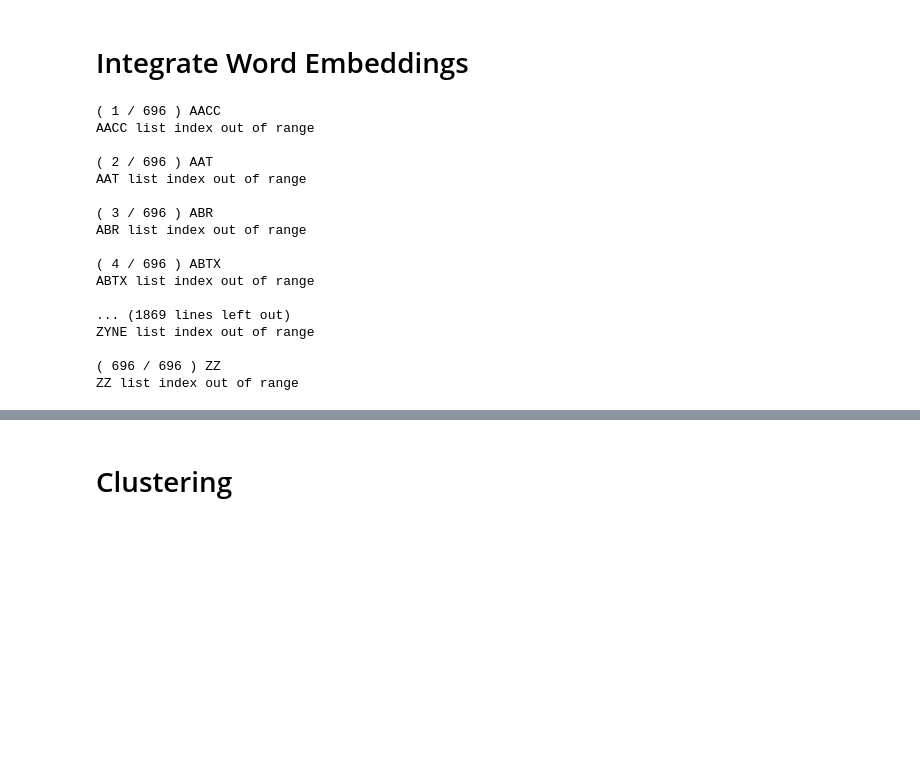
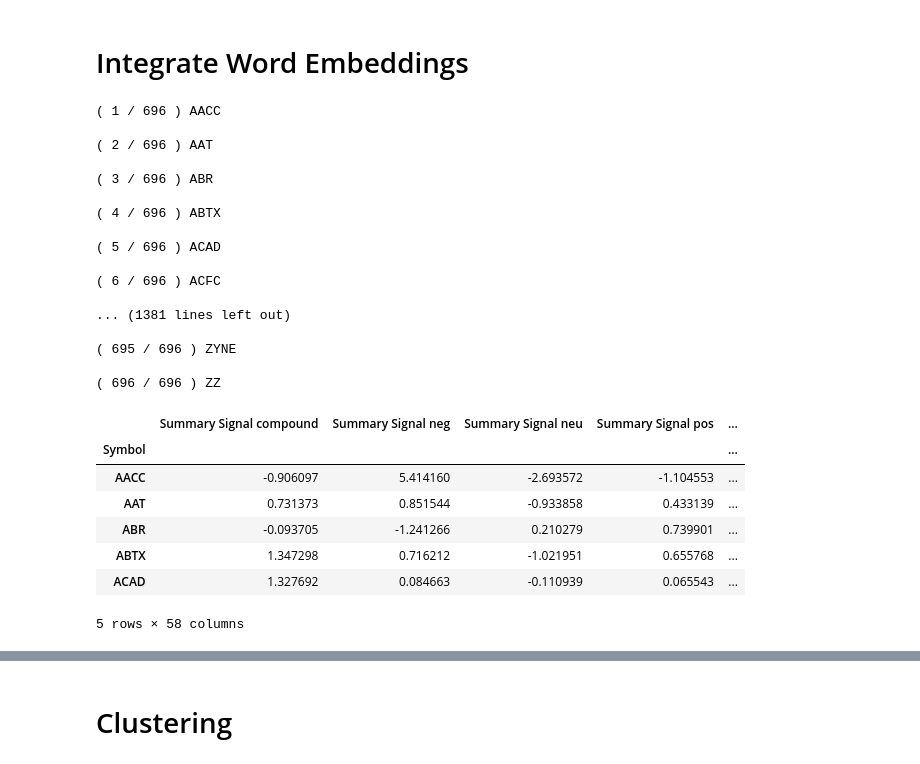
Before and after one commit to algonell/ipo-miner, a Jupyter notebook: Notebooks/4 Keywords.ipynb, the cells around one changed output, grey strips where cells are left out. Cells and saved outputs as stored; diff of their text form; code cells hidden in the pictures; blank space fills up the shorter version.

```diff
--- a/Notebooks/4 Keywords.ipynb
+++ b/Notebooks/4 Keywords.ipynb
@@ -131,22 +131,31 @@ for x in df.index:
 
                 #keywords features
                 df_keywords_features.at[x, 'Keywords Count'] = len(words)
+                dist = []
+                vect = []
 
                 for w in words:
-                    dist = []
                     scores = []
 
                     if w in model1.wv.vocab:
                         for _, j in model1.wv.most_similar(w):
                             dist.append(j)
 
+                    if w in model1.wv.vocab:
+                        for k in model1.wv[w]:
+                            vect.append(j)
+
                     if w in model2.wv.vocab:
                         scores.append(model2.score(w))
 
-                    df_keywords_features.at[x, 'Keywords Similarity Top'] = dist[0]
-                    df_keywords_features.at[x, 'Keywords Similarity Sum'] = np.sum(dist)
-                    #df_keywords_features.at[x, 'Keywords Similarity Word Score Sum'] = np.sum(scores)
-                    #df_keywords_features.at[x, 'Keywords Similarity Word Score Mean'] = np.mean(scores)
+                df_keywords_features.at[x, 'Keywords Similarity Top'] = dist[0]
+                df_keywords_features.at[x, 'Keywords Similarity Sum'] = np.sum(dist)
+                df_keywords_features.at[x, 'Keywords Similarity Vect Min'] = np.min(vect)
+                df_keywords_features.at[x, 'Keywords Similarity Vect Max'] = np.max(vect)
+                df_keywords_features.at[x, 'Keywords Similarity Vect Sum'] = np.sum(vect)
+                df_keywords_features.at[x, 'Keywords Similarity Vect Mean'] = np.mean(vect)
+                #df_keywords_features.at[x, 'Keywords Similarity Word Score Sum'] = np.sum(scores)
+                #df_keywords_features.at[x, 'Keywords Similarity Word Score Mean'] = np.mean(scores)
 
                 #df_keywords_features.at[x, 'Keywords Similarity Words Score'] = model2.score(words)[0]
         else:
@@ -155,19 +164,30 @@ for x in df.index:
         print(x, e)
 # %% [output]
 ( 1 / 696 ) AACC
-AACC list index out of range
 
 ( 2 / 696 ) AAT
-AAT list index out of range
 
 ( 3 / 696 ) ABR
-ABR list index out of range
 
 ( 4 / 696 ) ABTX
-ABTX list index out of range
 
-... (1869 lines left out)
-ZYNE list index out of range
+( 5 / 696 ) ACAD
+
+( 6 / 696 ) ACFC
+
+... (1381 lines left out)
+
+( 695 / 696 ) ZYNE
 
 ( 696 / 696 ) ZZ
-ZZ list index out of range
+# %%
+df.head()
+# %% [output]
+|  | Summary Signal compound | Summary Signal neg | Summary Signal neu | Summary Signal pos | ... |
+| Symbol |  |  |  |  | ... |
+| AACC | -0.906097 | 5.414160 | -2.693572 | -1.104553 | ... |
+| AAT | 0.731373 | 0.851544 | -0.933858 | 0.433139 | ... |
+| ABR | -0.093705 | -1.241266 | 0.210279 | 0.739901 | ... |
+| ABTX | 1.347298 | 0.716212 | -1.021951 | 0.655768 | ... |
+| ACAD | 1.327692 | 0.084663 | -0.110939 | 0.065543 | ... |
+5 rows × 58 columns
```
Also changed, not shown: parts of 6 cells of this notebook, 7 other files.
